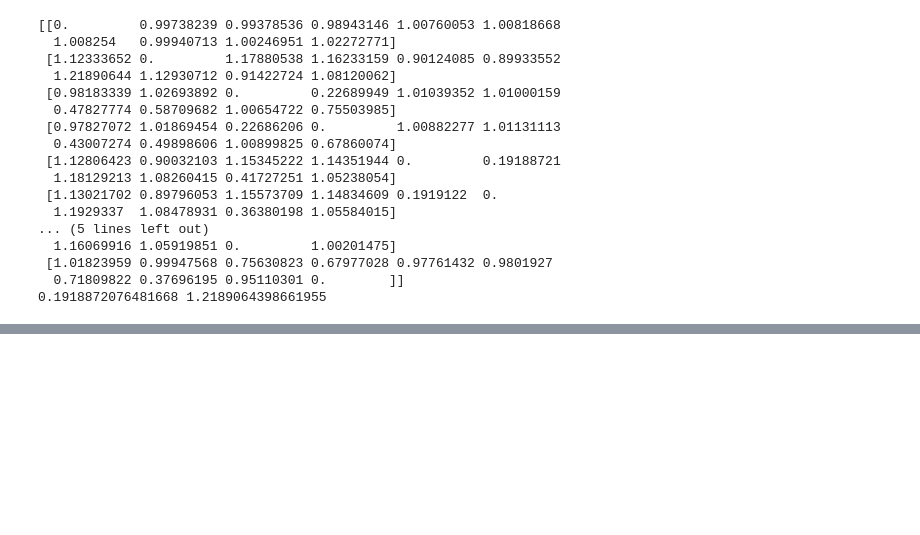
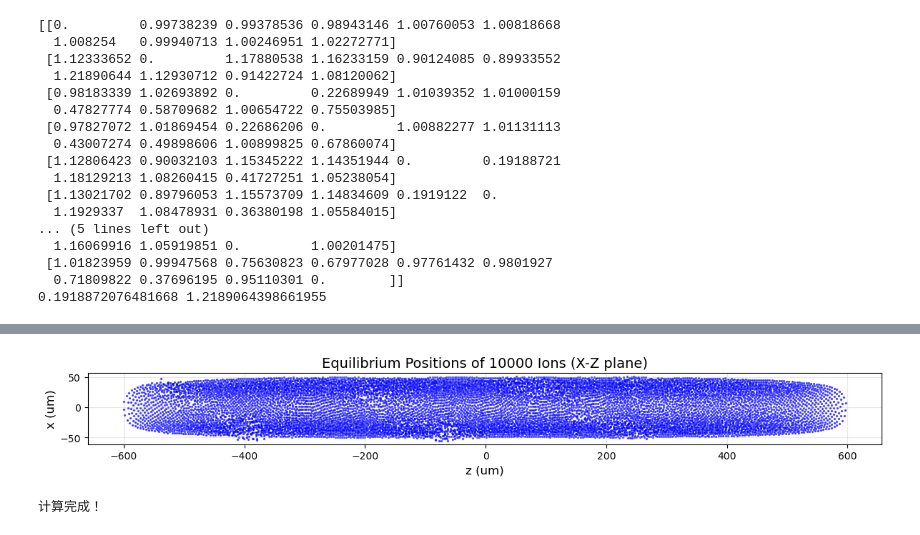
Before and after one commit to ylctql/ion-dynamic-simulation, a Jupyter notebook: src/crystal.ipynb, the cells around one changed output, grey strips where cells are left out. Cells and saved outputs as stored; diff of their text form; code cells hidden in the pictures; blank space fills up the shorter version.

```diff
--- a/src/crystal.ipynb
+++ b/src/crystal.ipynb
@@ -151,0 +1536,19 @@ print(np.min(dist_correlation_100[np.where(dist_correlation_100>0)]), np.max(dis
+# %%
+# 可视化平衡位置（仅绘制 xoz 平面内的分布）
+fig, ax = plt.subplots(1, 1, figsize=(12, 6))
+
+# X-Z 投影（xoz 平面）
+ax.scatter(r_eq_um[:, 2], r_eq_um[:, 0], s=2, alpha=0.6, c='blue')
+ax.set_xlabel('z (um)', fontsize=12)
+ax.set_ylabel('x (um)', fontsize=12)
+ax.set_title(f'Equilibrium Positions of {N_ions} Ions (X-Z plane)', fontsize=14)
+ax.set_aspect('equal')
+ax.grid(True, alpha=0.3)
+
+plt.tight_layout()
+plt.show()
+
+print("\n计算完成！")
+# %% [output]
+[figure, added]
+计算完成！
```
Also changed, not shown: parts of 7 cells of this notebook, 16 other files.
